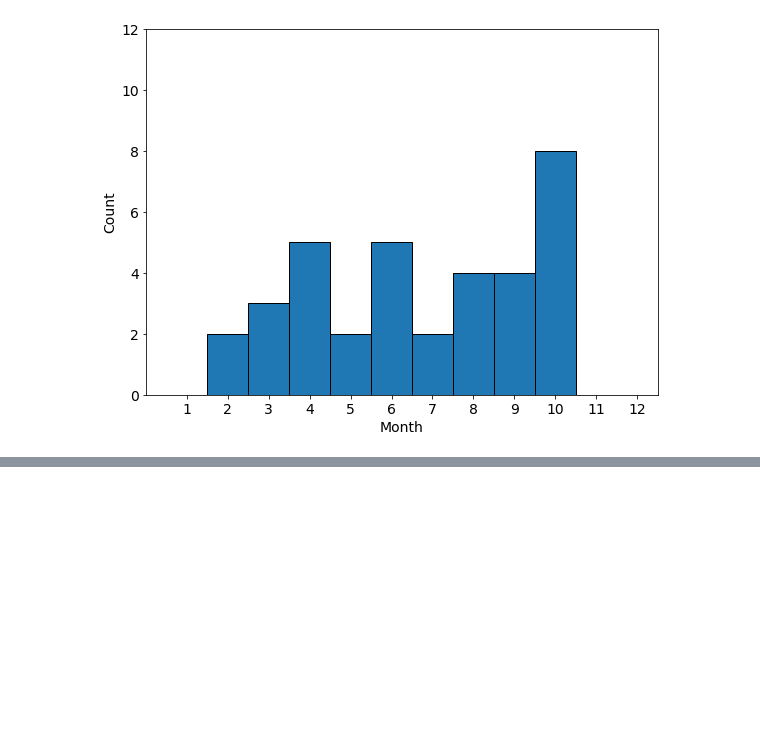
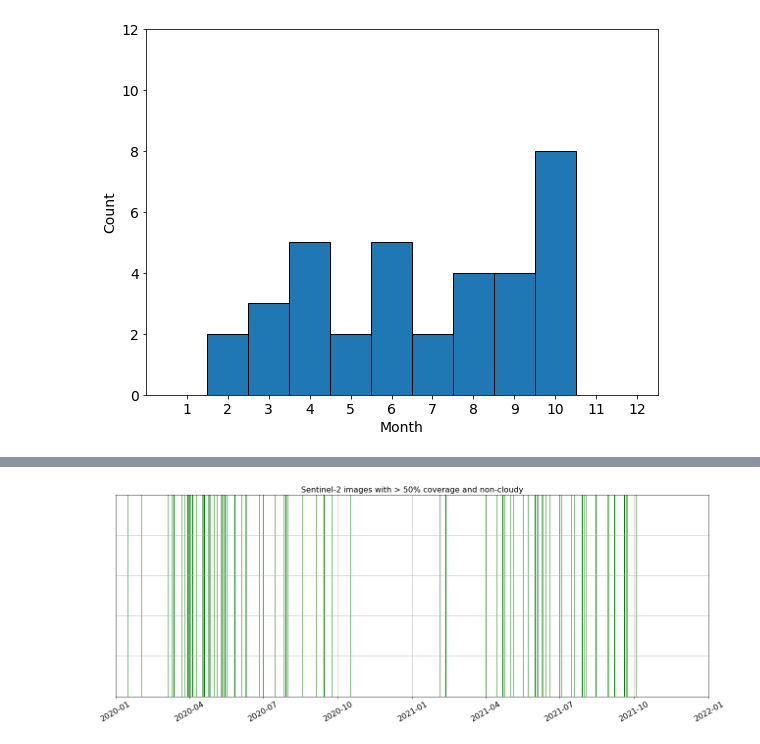
Before and after one commit to CryoGARS-Glaciology/planet_tile2img, a Jupyter notebook: Figure Generation Code.ipynb, the cells around one changed output, grey strips where cells are left out. Saved outputs shown, nothing was run; the diff lists cells and outputs as text; code cells hidden in the pictures; blank space fills up the shorter version.

```diff
--- a/Figure Generation Code.ipynb
+++ b/Figure Generation Code.ipynb
@@ -322,0 +337,25 @@ plt.show()
+# %%
+# make equivalent plot for Sentinel-2
+dates = []
+for file in os.listdir('/Users/jukesliu/Documents/TURNER/DATA/IMAGERY/sentinel2/'):
+    if file.startswith('S2') and file.endswith('.tif'):
+        dates.append(file.split('_')[2])
+noncloudy_df = pd.DataFrame(list(zip(dates, np.ones(len(dates)))), columns=['date','number'])
+noncloudy_df['datetime'] = pd.to_datetime(noncloudy_df.date,format='%Y%m%d')
+
+plt.figure(figsize=(18,7))
+plt.bar(noncloudy_df.datetime, noncloudy_df.number,color='green',alpha=0.9)
+plt.xlim(datetime(2020,1,1), datetime(2022,1,1))
+plt.xticks(rotation=30,fontsize=fs)
+plt.tick_params(labelleft=False,left=False)
+# plt.yticks(fontsize=fs)
+
+plt.ylim(0,1)
+# plt.ylabel('Count',fontsize=fs)
+plt.title('Sentinel-2 images with > 50% coverage and non-cloudy',fontsize=fs)
+plt.grid()
+plt.tight_layout()
+plt.savefig(FIGPATH+'S2_noncloudy_images.png', dpi=300)# export graph as img png
+plt.show()
+# %% [output]
+[figure, added]
```
Also changed, not shown: parts of 12 cells of this notebook, 7 other files.
